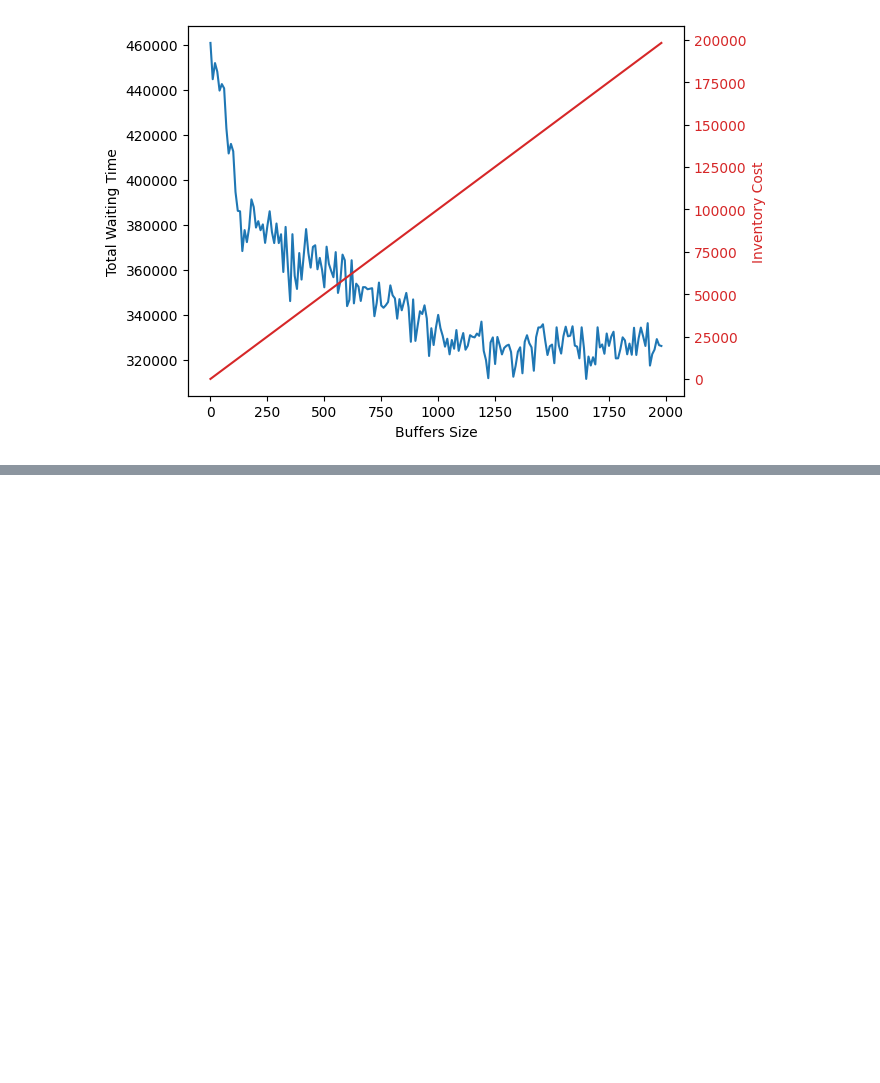
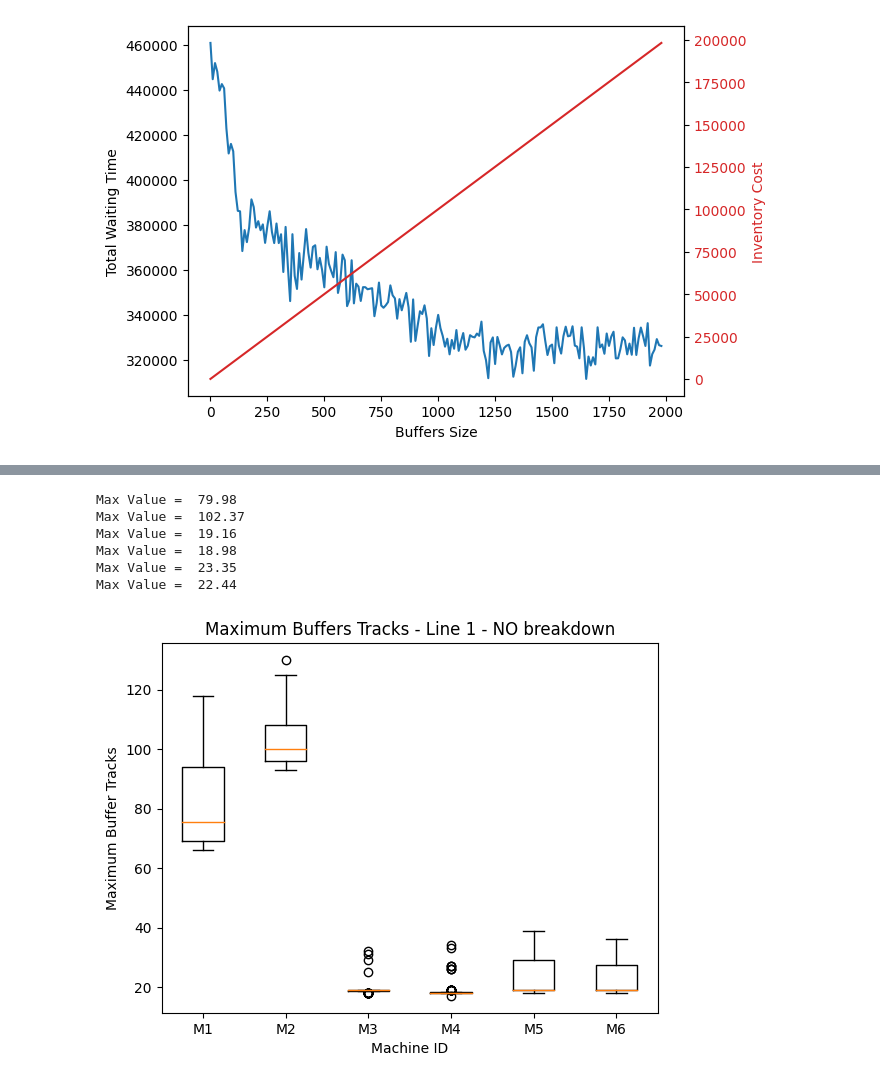
Before and after one commit to anasselhoud/PRODynamics, a Jupyter notebook: analysis.ipynb, the cells around one changed output, grey strips where cells are left out. Cells and saved outputs as stored; diff of their text form; code cells hidden in the pictures; blank space fills up the shorter version.

```diff
--- a/analysis.ipynb
+++ b/analysis.ipynb
@@ -434,0 +490,29 @@ ax2.tick_params(axis='y', labelcolor=color)
+# %%
+#csv_file_path = "./results/postoriorOptim/NOrobotNObreakdown.csv"
+csv_file_path = "results/forecast_data.csv"
+df = pd.read_csv(csv_file_path)
+
+m_keys = ['M1', 'M2', 'M3', 'M4', 'M5', 'M6']
+
+def max_in_list(lst):
+    return max(eval(lst))
+
+max_values_per_machine = []
+
+for machine_id in m_keys:
+    max_values_per_machine.append(df[df["Machine ID"] == machine_id]["Buffer Tracks"].apply(max_in_list))
+    print("Max Value = ", np.mean(max_values_per_machine[-1]))
+
+plt.boxplot(max_values_per_machine, labels=m_keys)
+plt.xlabel('Machine ID')
+plt.ylabel('Maximum Buffer Tracks')
+plt.title('Maximum Buffers Tracks - Line 1 - NO breakdown')
+plt.show()
+# %% [output]
+Max Value =  79.98
+Max Value =  102.37
+Max Value =  19.16
+Max Value =  18.98
+Max Value =  23.35
+Max Value =  22.44
+[figure, added]
```
Also changed, not shown: parts of 39 cells of this notebook, 23 other files.
